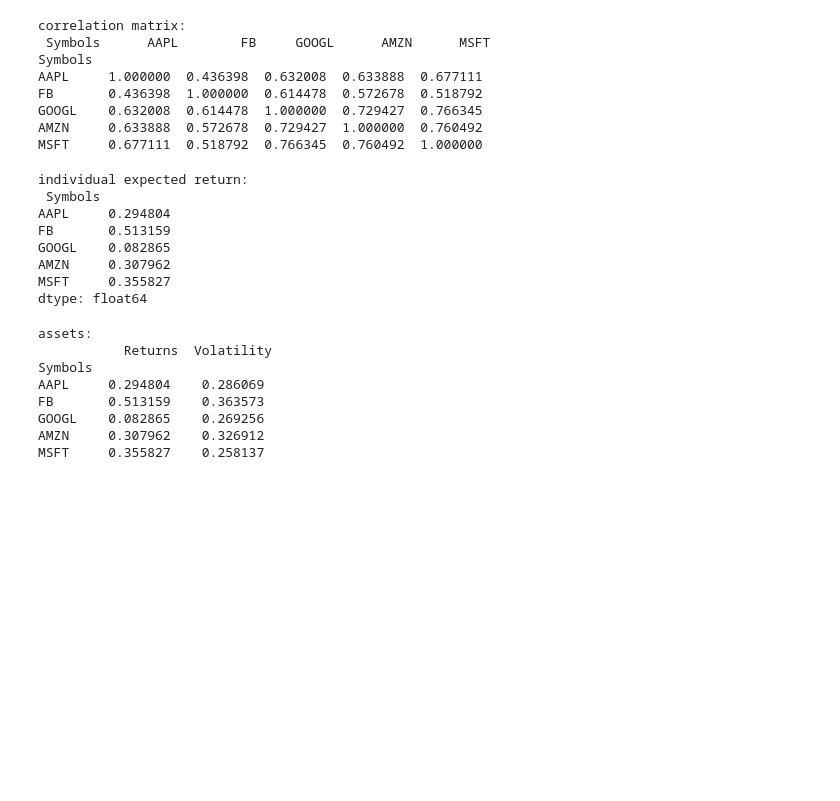
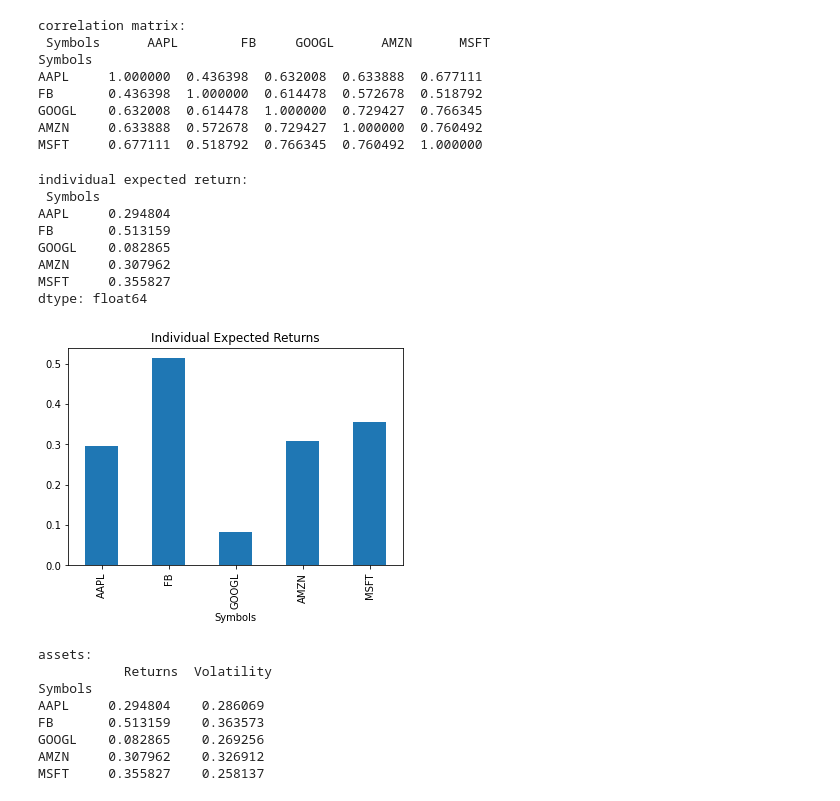
Before and after one commit to ceciliacal/modern_portfolio_theory_optimization, a Jupyter notebook: main.ipynb, the cells around one changed output. Drawn from its saved outputs; the diff is of its cells as text; code cells hidden in the pictures; blank space fills up the shorter version.

```diff
--- a/main.ipynb
+++ b/main.ipynb
@@ -144,18 +155,22 @@ MSFT     0.677111  0.518792  0.766345  0.760492  1.000000
 # %%
 #expected return (individual)
 #yearly returns for individual companies (argument 'Y' stands for "yearly")
 #individual_expectedReturn
 ind_er = df.resample('Y').last().pct_change().mean()
 print("individual expected return:\n", ind_er)
+ind_er.plot(kind='bar')
+plt.title('Individual Expected Returns')
+plt.show()
 # %% [output]
 individual expected return:
  Symbols
 AAPL     0.294804
 FB       0.513159
 GOOGL    0.082865
 AMZN     0.307962
 MSFT     0.355827
 dtype: float64
+[figure, added]
 # %%
 #now, to compute the portfolio expected return we need to multiply each return for its weight
 #but we will do it later on once we have got the optimal
```
Also changed, not shown: parts of 12 cells of this notebook, 2 other files.
